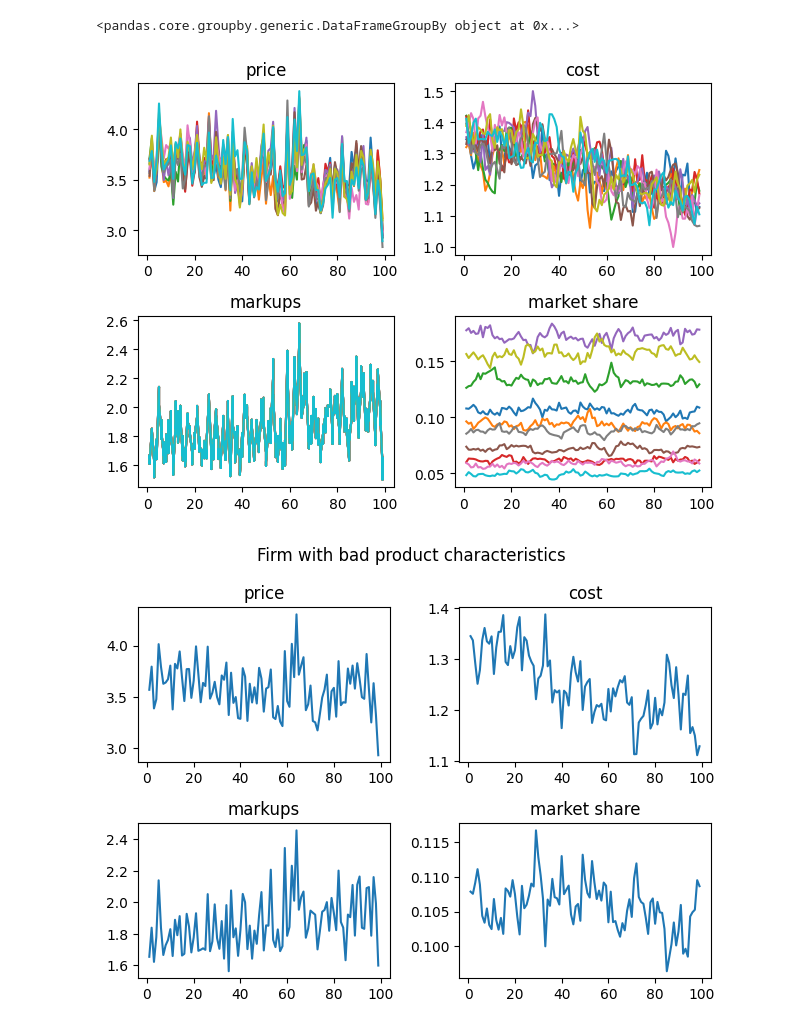
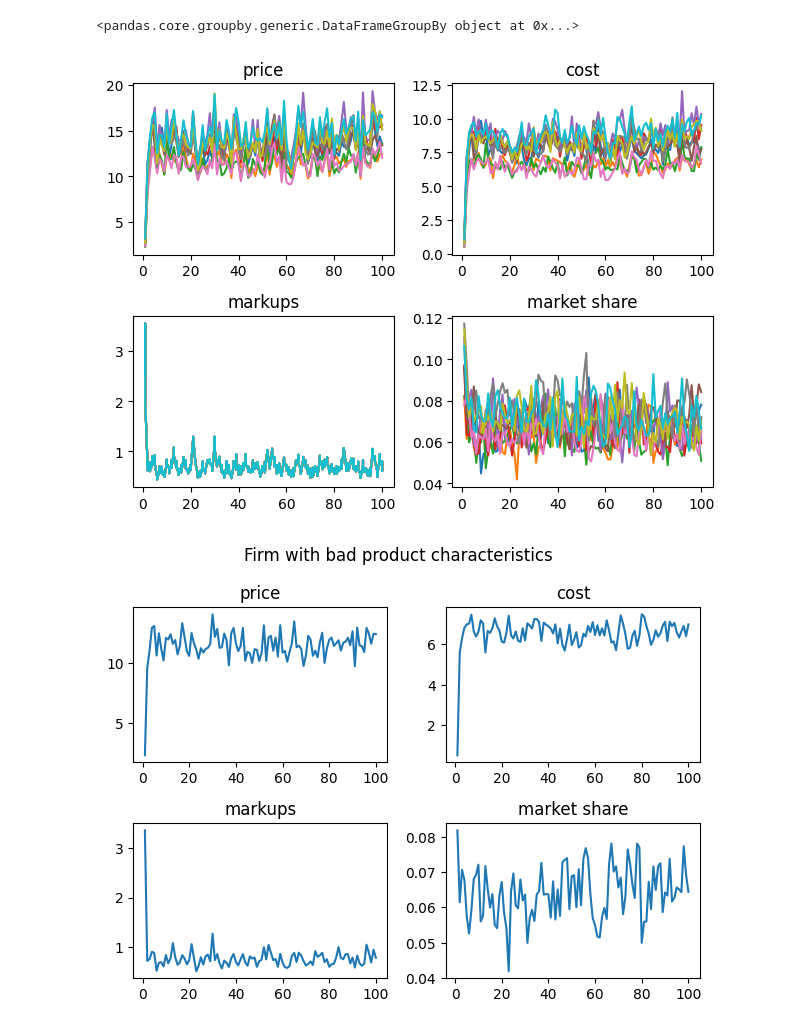
Before and after one commit to anuscabc/markdown_estimation, a Jupyter notebook: plots/plot_single_run.ipynb, the cells around one changed output. Drawn from its saved outputs; the diff is of its cells as text; code cells hidden in the pictures.

Commit message:
End of day 28/04 - some new graphs - too high costs make the price equilibiurm unstable

```diff
--- a/plots/plot_single_run.ipynb
+++ b/plots/plot_single_run.ipynb
@@ -2,7 +2,7 @@
 import pandas as pd
 import matplotlib.pyplot as plt
 # %%
-df = pd.read_csv('../data/market_100.csv')
+df = pd.read_csv('../data/market_integrates_100.csv')
 # %%
 df_grouped = df.groupby('product')
 print(df_grouped)
@@ -15,28 +15,28 @@ group4 = df_grouped.get_group(4)
 # %%
 fig, [[ax1, ax2], [ax3, ax4]] = plt.subplots(2, 2)
 
 for firm in df['product'].unique():
     df_firm = df[df['product'] == firm]
     ax1.plot(df_firm.time, df_firm.price)
-    ax2.plot(df_firm.time, df_firm.cost)
+    ax2.plot(df_firm.time, df_firm.marginal_cost)
     ax3.plot(df.time, df.markups)
     ax4.plot(df_firm.time, df_firm.mshare)
 
 ax1.set_title('price')
 ax2.set_title('cost')
 ax3.set_title('markups')
 ax4.set_title('market share')
 
 plt.tight_layout()
 plt.show()
 # %% [output]
-[figure, old version]
+[figure, new version]
 # %%
 fig, [[ax1, ax2], [ax3, ax4]] = plt.subplots(2, 2)
 fig.suptitle(f'Firm with bad product characteristics')
 
 ax1.plot(group1.time, group1.price)
-ax2.plot(group1.time, group1.cost)
+ax2.plot(group1.time, group1.marginal_cost)
 ax3.plot(group1.time, group1.markups)
 ax4.plot(group1.time, group1.mshare)
 
@@ -48,7 +48,7 @@ ax4.set_title('market share')
 plt.tight_layout()
 plt.show()
 # %% [output]
-[figure, old version]
+[figure, new version]
 # %%
 fig, [[ax1, ax2], [ax3, ax4]] = plt.subplots(2, 2)
 fig.suptitle(f'Firm with good product characteristics')
```
Also changed, not shown: parts of 6 cells of this notebook, 4 other files.
